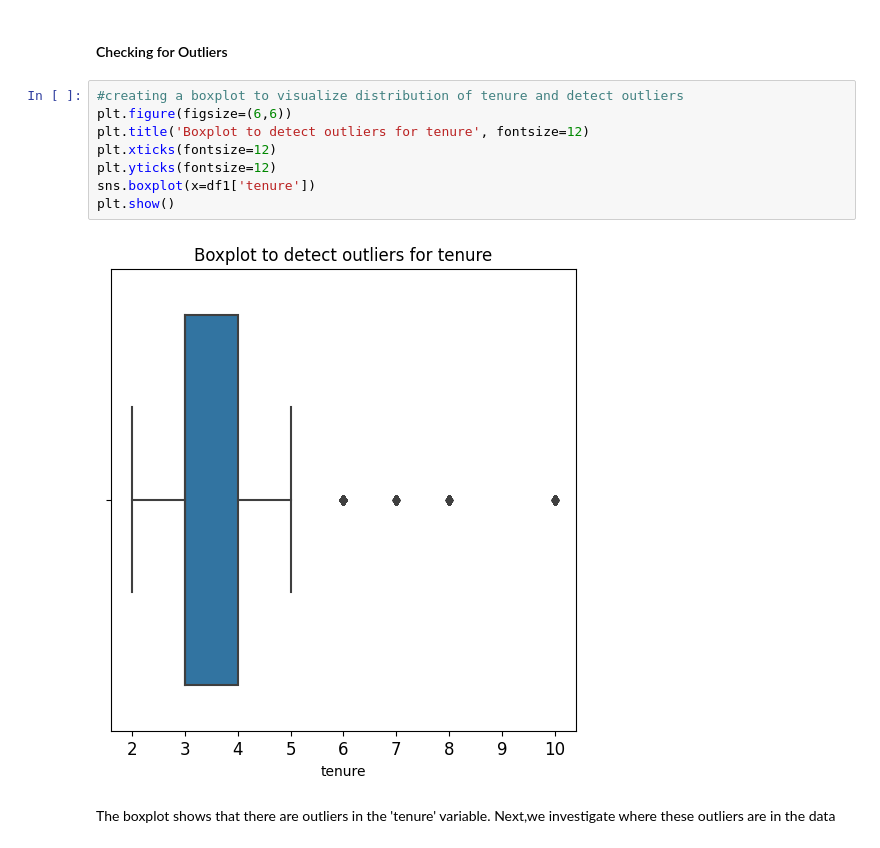
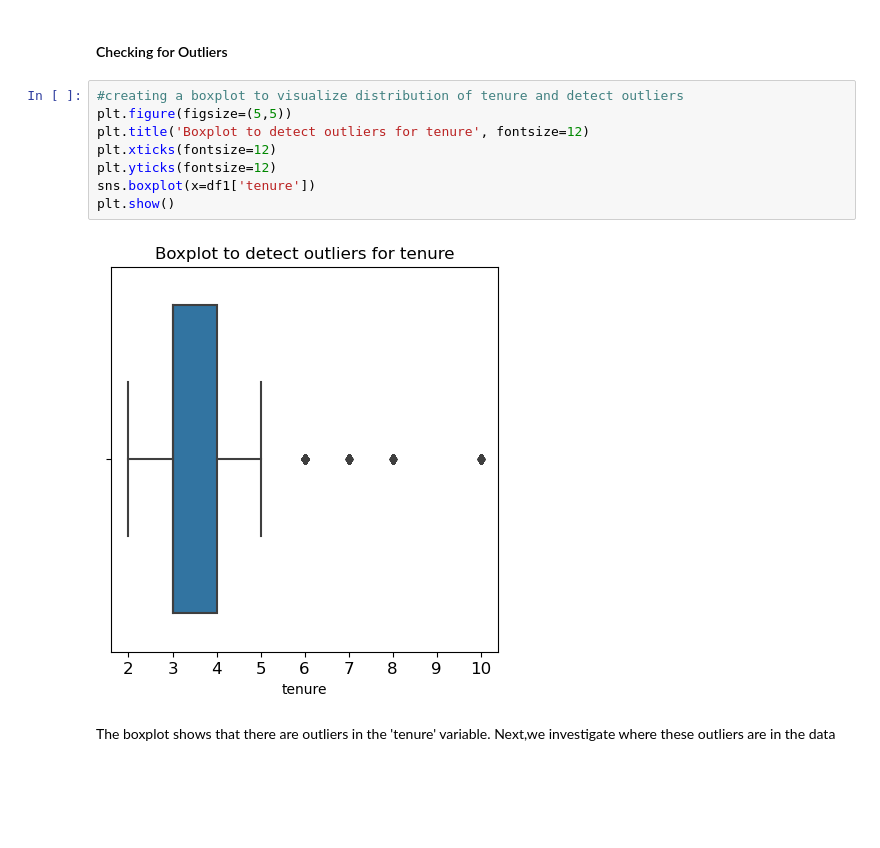
Before and after one commit to Ronke-Susan/Predictive-Modeling-for-Employee-Retention-A-Data-driven-Approach, a Jupyter notebook: Employee Retention Project.ipynb, the cells around one changed output. Cells and saved outputs as stored; diff of their text form; blank space fills up the shorter version.

```diff
--- a/Employee Retention Project.ipynb
+++ b/Employee Retention Project.ipynb
@@ -222,14 +220,14 @@ df1.head()
 #### Checking for Outliers
 # %%
 #creating a boxplot to visualize distribution of tenure and detect outliers
-plt.figure(figsize=(6,6))
+plt.figure(figsize=(5,5))
 plt.title('Boxplot to detect outliers for tenure', fontsize=12)
 plt.xticks(fontsize=12)
 plt.yticks(fontsize=12)
 sns.boxplot(x=df1['tenure'])
 plt.show()
 # %% [output]
-[figure, old version]
+[figure, new version]
 # %% [markdown]
 The boxplot shows that there are outliers in the 'tenure' variable. Next,we investigate where these outliers are in the data
 # %%
```
Also changed, not shown: parts of 25 cells of this notebook.
